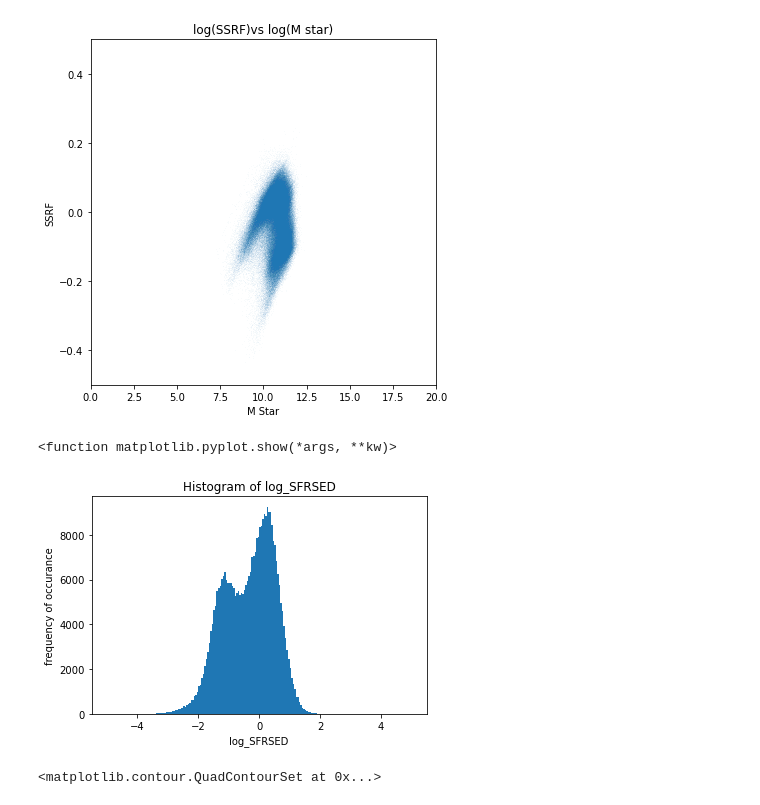
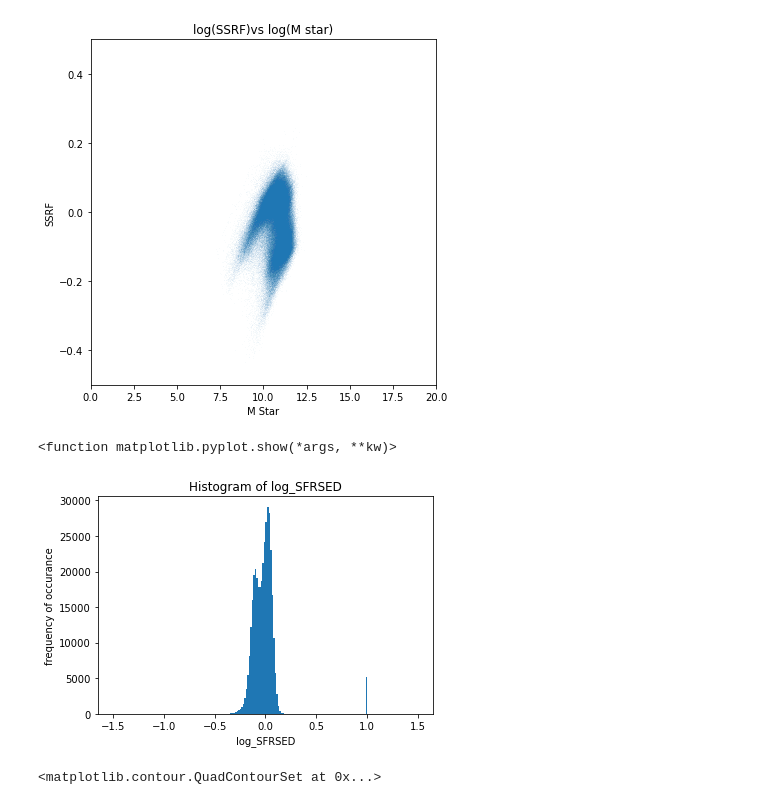
Before and after one commit to Duncan-Haywood/plottingAstronomyMatplotLib, a Jupyter notebook: AstroPlottingMatplotlib.ipynb, the cells around one changed output. Saved outputs shown, nothing was run; the diff lists cells and outputs as text; code cells hidden in the pictures.

```diff
--- a/AstroPlottingMatplotlib.ipynb
+++ b/AstroPlottingMatplotlib.ipynb
@@ -195,20 +195,29 @@ print(astroDF)
 
 mStarList = astroDF.loc[:,'logM⇤'].tolist()
 ScatterSRF = astroDF.loc[:,'log_SFRSED'].tolist()
-def getSSRFList(ScatterX,  ScatterSRF):
-    SSRFList = []
+# TODO
+# def removeOutliers(mStarList, ScatterSRF)
+#     zippedData = zip(mStarList, ScatterSRF)
+#     if
+# def notOutlier(iM, iSRF):
+#     isOutlier =  iM == -99 or iSRF == -99
+#     return not isOutlier
+
+def getSSRFList(mStarList,  ScatterSRF):
+    SSRFList = list()
     for index in range(len(ScatterSRF)):
-        iM = ScatterX[index]
+        iM = mStarList[index]
         iSRF = ScatterSRF[index]
         iSSRF = iSRF/iM
         # if needed can take log of SSRF here
+#         if notOutlier(iM, iSRF):
         SSRFList.append(iSSRF)
     return SSRFList
 
 
 # assigns values to x, y
 ScatterX = mStarList
-ScatterY = getSSRFList(ScatterX,  ScatterSRF)
+ScatterY = getSSRFList(mStarList,  ScatterSRF)
 # %%
 # plot scatter data
 # TODO: remove outliers or shift frame of view
@@ -226,21 +235,27 @@ plt.show()
 [figure]
 # %%
 # Select data to plot in Histogram plot:
+mstarcolumn = astroDF.loc[:,'logM⇤']
+mStarList = mstarcolumn.tolist()
+ScatterSRF = astroDF.loc[:,'log_SFRSED'].tolist()
+SSRFList = getSSRFList(mStarList,  ScatterSRF)
 
-HistX = astroDF.loc[:,'log_SFRSED'].tolist()
+
+
+HistX = SSRFList
 # %%
 # plot histogram
 numBins = 200
-rng = (-5, 5)#(x.min(), x.max())
+rng = (-1.5, 1.5)#(x.min(), x.max())
 plt.hist(HistX, bins=numBins, range=rng)
 plt.xlabel('log_SFRSED')
 plt.ylabel('frequency of occurance')
 plt.title('Histogram of log_SFRSED')
 plt.show
 ## TODO clean the data for this to be useful
 # %% [output]
 <function matplotlib.pyplot.show(*args, **kw)>
-[figure, old version]
+[figure, new version]
 # %%
 # Select data to plot in Contour plot:
 #TODO: :which data are we using for the Z value?
```
